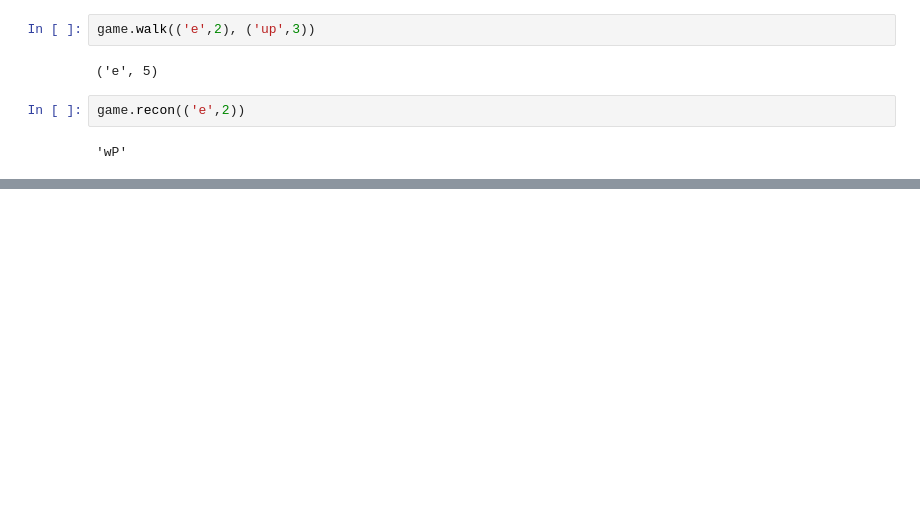
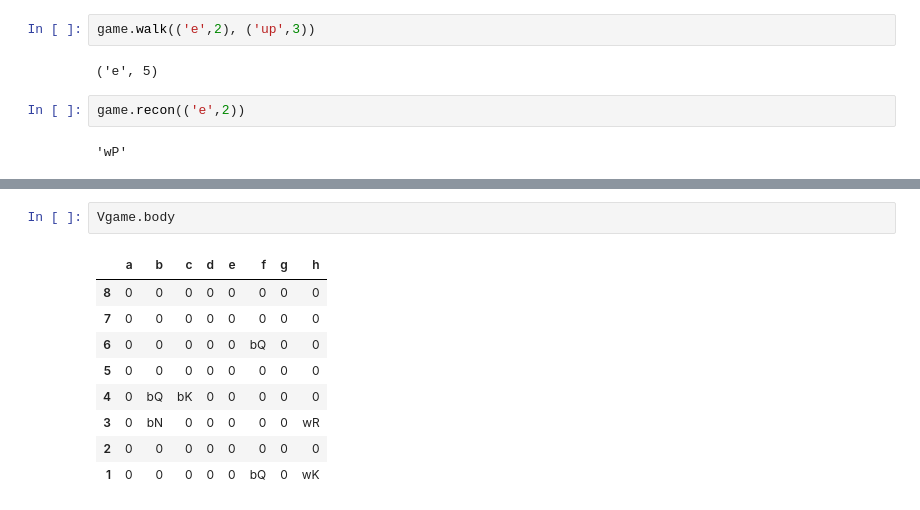
Before and after one commit to PGComai/pandas-chess, a Jupyter notebook: chess bot 2.ipynb, the cells around one changed output, grey strips where cells are left out. Cells and saved outputs as stored; diff of their text form; blank space fills up the shorter version.

```diff
--- a/chess bot 2.ipynb
+++ b/chess bot 2.ipynb
@@ -811,0 +898,12 @@ game.body
+# %%
+Vgame.body
+# %% [output]
+|  | a | b | c | d | e | f | g | h |
+| 8 | 0 | 0 | 0 | 0 | 0 | 0 | 0 | 0 |
+| 7 | 0 | 0 | 0 | 0 | 0 | 0 | 0 | 0 |
+| 6 | 0 | 0 | 0 | 0 | 0 | bQ | 0 | 0 |
+| 5 | 0 | 0 | 0 | 0 | 0 | 0 | 0 | 0 |
+| 4 | 0 | bQ | bK | 0 | 0 | 0 | 0 | 0 |
+| 3 | 0 | bN | 0 | 0 | 0 | 0 | 0 | wR |
+| 2 | 0 | 0 | 0 | 0 | 0 | 0 | 0 | 0 |
+| 1 | 0 | 0 | 0 | 0 | 0 | bQ | 0 | wK |
```
Also changed, not shown: parts of 21 cells of this notebook, 3 other files.
